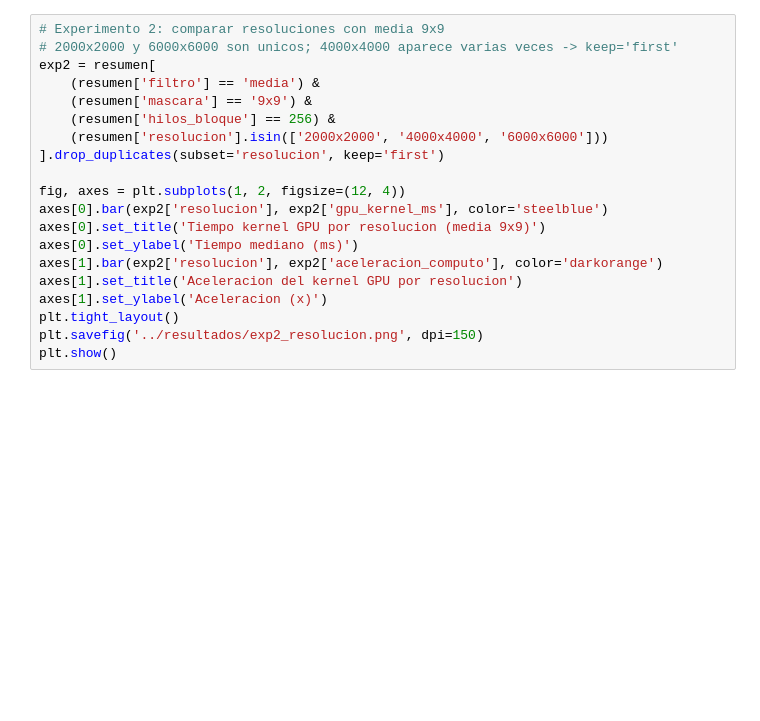
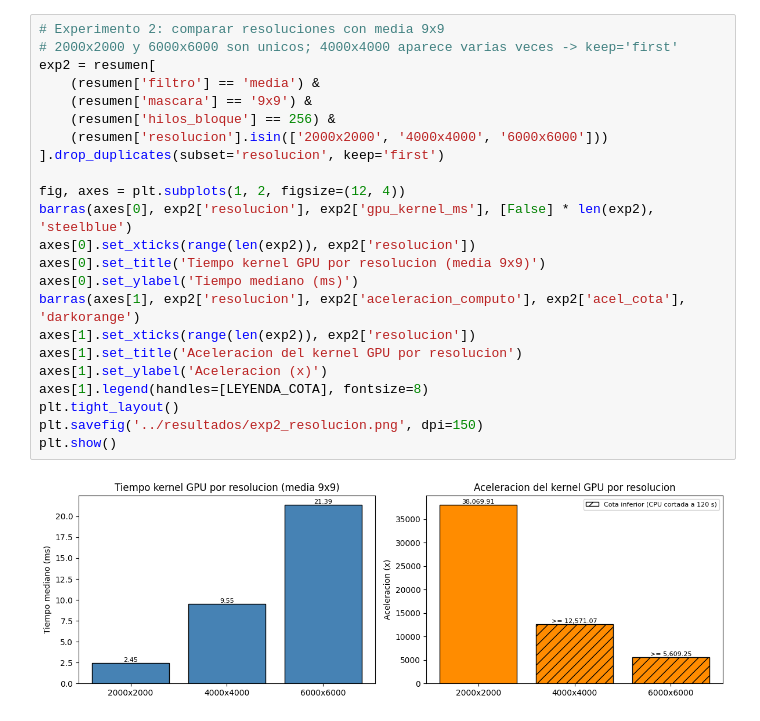
Before and after one commit to AndresEncalada/ComputacionParelela, a Jupyter notebook: analisis/grafico.ipynb, the cells around one changed output. Saved outputs shown, nothing was run; the diff lists cells and outputs as text; blank space fills up the shorter version.

```diff
--- a/analisis/grafico.ipynb
+++ b/analisis/grafico.ipynb
@@ -26,23 +75,28 @@ plt.show()
 # %%
 # Experimento 2: comparar resoluciones con media 9x9
 # 2000x2000 y 6000x6000 son unicos; 4000x4000 aparece varias veces -> keep='first'
 exp2 = resumen[
     (resumen['filtro'] == 'media') &
     (resumen['mascara'] == '9x9') &
     (resumen['hilos_bloque'] == 256) &
     (resumen['resolucion'].isin(['2000x2000', '4000x4000', '6000x6000']))
 ].drop_duplicates(subset='resolucion', keep='first')
 
 fig, axes = plt.subplots(1, 2, figsize=(12, 4))
-axes[0].bar(exp2['resolucion'], exp2['gpu_kernel_ms'], color='steelblue')
+barras(axes[0], exp2['resolucion'], exp2['gpu_kernel_ms'], [False] * len(exp2), 'steelblue')
+axes[0].set_xticks(range(len(exp2)), exp2['resolucion'])
 axes[0].set_title('Tiempo kernel GPU por resolucion (media 9x9)')
 axes[0].set_ylabel('Tiempo mediano (ms)')
-axes[1].bar(exp2['resolucion'], exp2['aceleracion_computo'], color='darkorange')
+barras(axes[1], exp2['resolucion'], exp2['aceleracion_computo'], exp2['acel_cota'], 'darkorange')
+axes[1].set_xticks(range(len(exp2)), exp2['resolucion'])
 axes[1].set_title('Aceleracion del kernel GPU por resolucion')
 axes[1].set_ylabel('Aceleracion (x)')
+axes[1].legend(handles=[LEYENDA_COTA], fontsize=8)
 plt.tight_layout()
 plt.savefig('../resultados/exp2_resolucion.png', dpi=150)
 plt.show()
+# %% [output]
+[figure, added]
 # %%
 # Experimento 3: comparar tamanos de mascara sobre 4000x4000
 # 21x21 aparece una sola vez en todo el CSV -> se usa como ancla de las 3 filas del Exp 3
```
Also changed, not shown: parts of 5 cells of this notebook.
